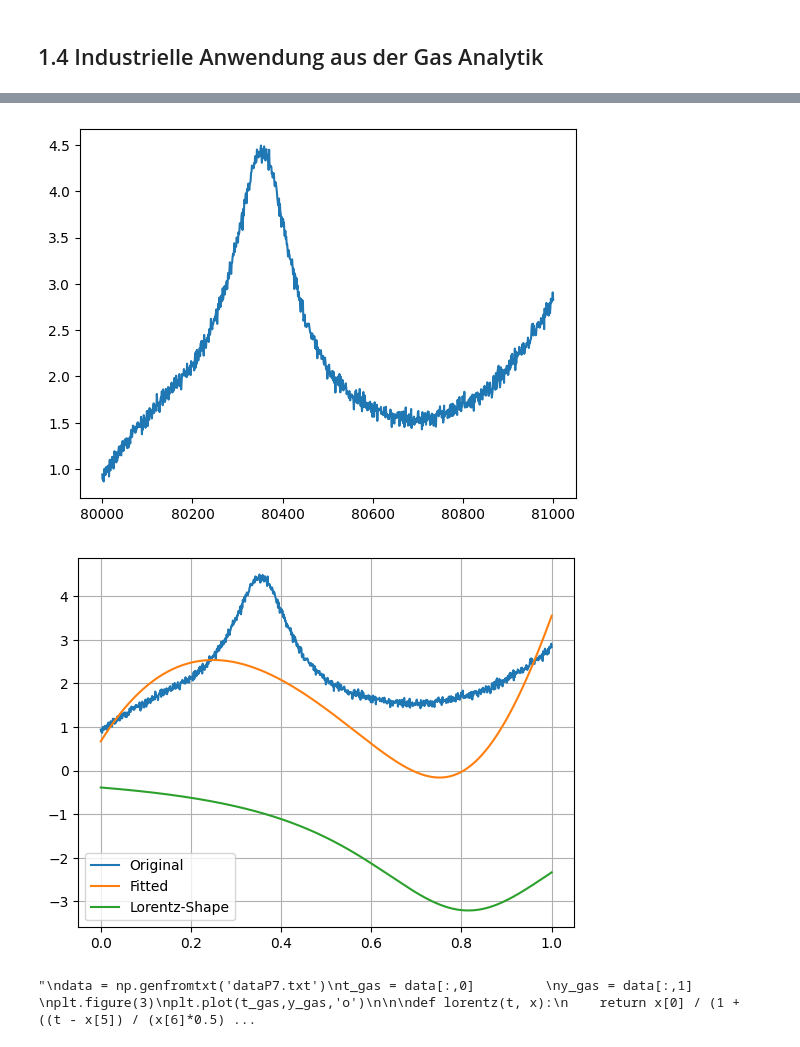
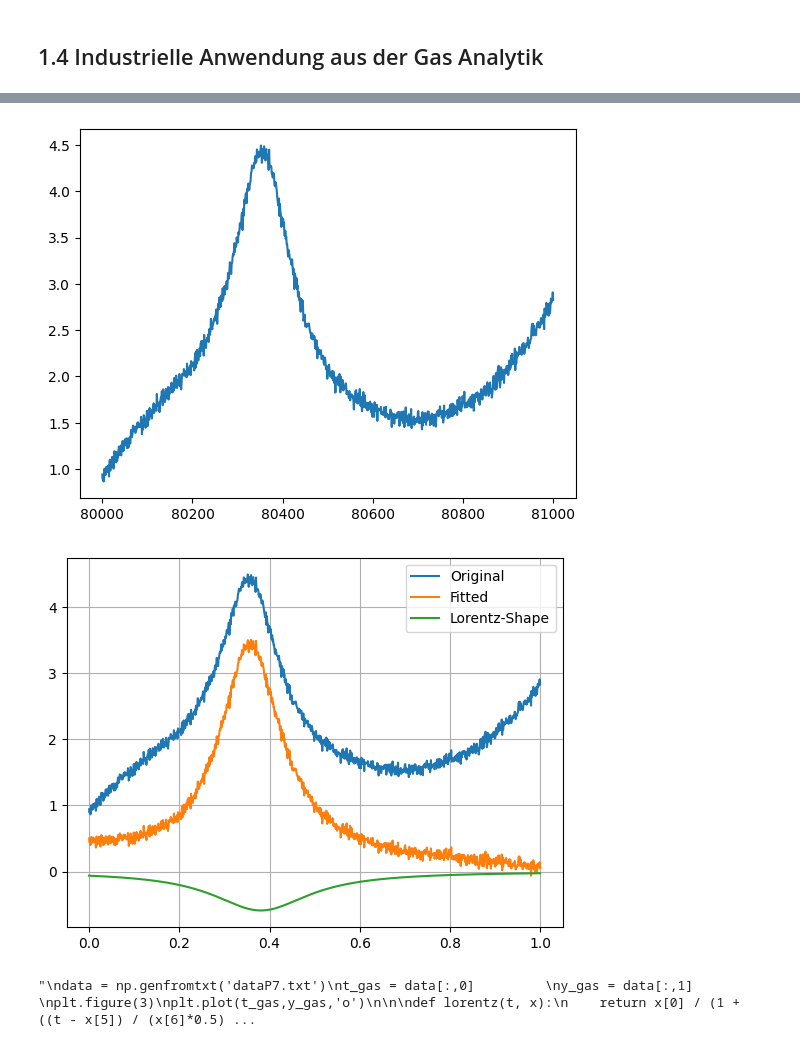
Before and after one commit to hollejon/Numerik, a Jupyter notebook: praktikum7/Gauss_Newton.ipynb, the cells around one changed output, grey strips where cells are left out. Cells and saved outputs as stored; diff of their text form; code cells hidden in the pictures.

```diff
--- a/praktikum7/Gauss_Newton.ipynb
+++ b/praktikum7/Gauss_Newton.ipynb
@@ -185,8 +185,8 @@ params_low = gauss_newton(poly_lorentz, jacobi_poly_lorentz, xk_low, signal, sam
 time = np.linspace(0,1,1001)
 plt.figure(4)
 plt.plot(sample, signal)
-plt.plot(sample, poly_lorentz(sample, params))
-plt.plot(sample, lorentz(sample, params))
+plt.plot(sample, signal-poly_lorentz(sample, params),'-')
+plt.plot(sample,lorentz(sample,params),'-')
 plt.legend(("Original", "Fitted", "Lorentz-Shape"))
 plt.grid()
 plt.show()
@@ -259,32 +259,32 @@ alpha_Gas = gauss_newton(model_Gas, jacobi_Gas, startwerte_Gas, t_gas, y_gas, to
 
 plt.figure(4)
 plt.plot(t_gas,y_gas,'o', label='Messwerte')
 plt.plot(t_gas, model_Gas(t_gas, alpha_Gas),'-', label='Gauss-Newton')
 plt.plot(t_gas, lorentz(t_gas, alpha_Gas),'-', label='Lorentz-Shape')
 plt.ylabel('Signal')
 plt.xlabel('Zeit')
 plt.legend()
 plt.grid(True)
 plt.show()
 """
 # %% [output]
 [0.    0.001 0.002 ... 0.998 0.999 1.   ]
 k x1     x2      x3      x4      r               s
 Dämpfung 1
 Dämpfung 2
 Dämpfung 3
 Dämpfung 4
 Dämpfung 5
 Dämpfung 6
 Dämpfung 7
 Dämpfung 8
 Dämpfung 9
 Dämpfung 10
 ... (74 lines left out)
 Dämpfung 58
 Dämpfung 59
 Dämpfung 60
 1 0.4 6.64       -16.0   11.2    5.072e+06       3.338e+02
 [figure]
-[figure, old version]
+[figure, new version]
 "\ndata = np.genfromtxt('dataP7.txt')\nt_gas = data[:,0]         \ny_gas = data[:,1] \nplt.figure(3)\nplt.plot(t_gas,y_gas,'o')\n\n\ndef lorentz(t, x):\n    return x[0] / (1 + ((t - x[5]) / (x[6]*0.5) ...
```
